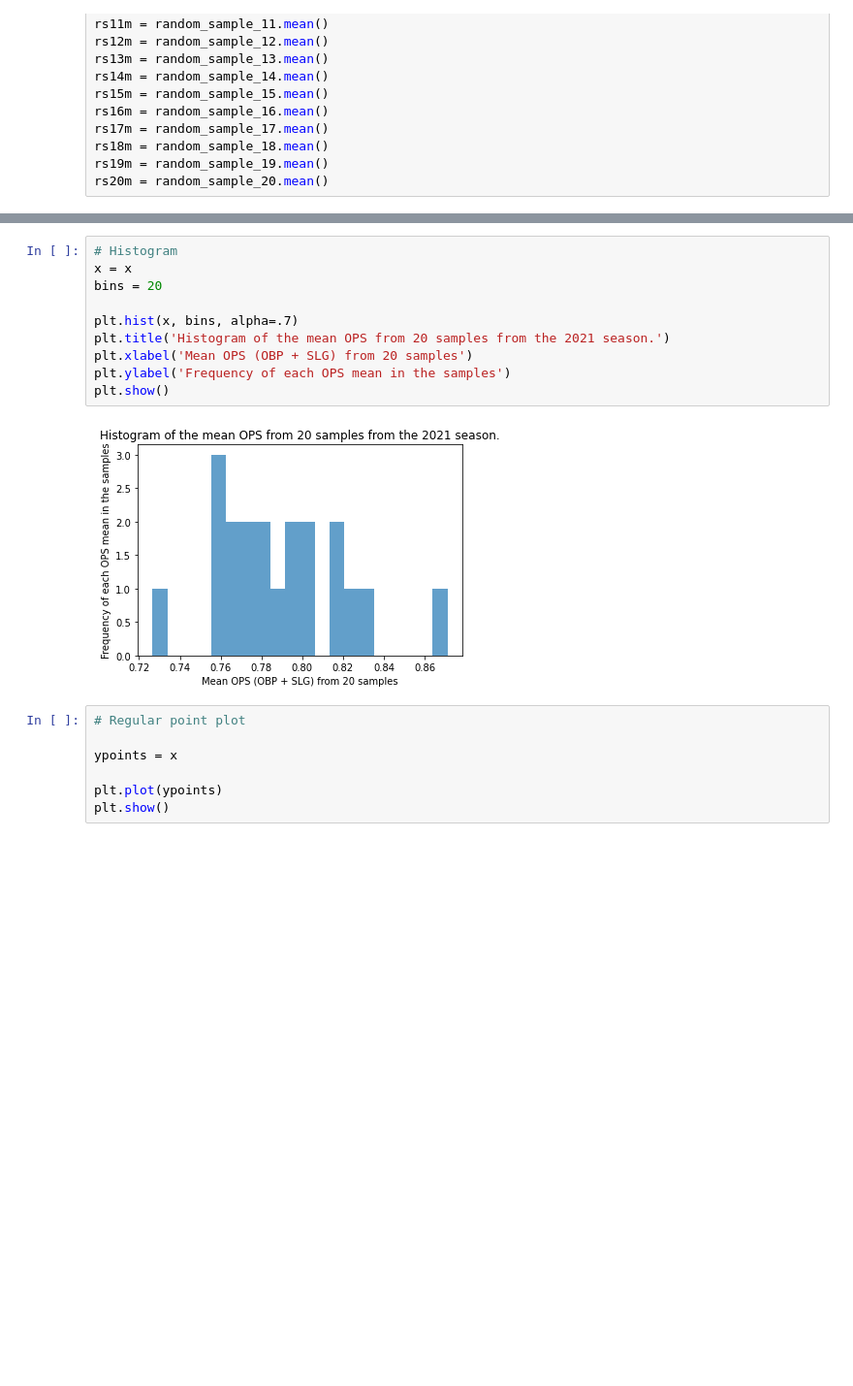
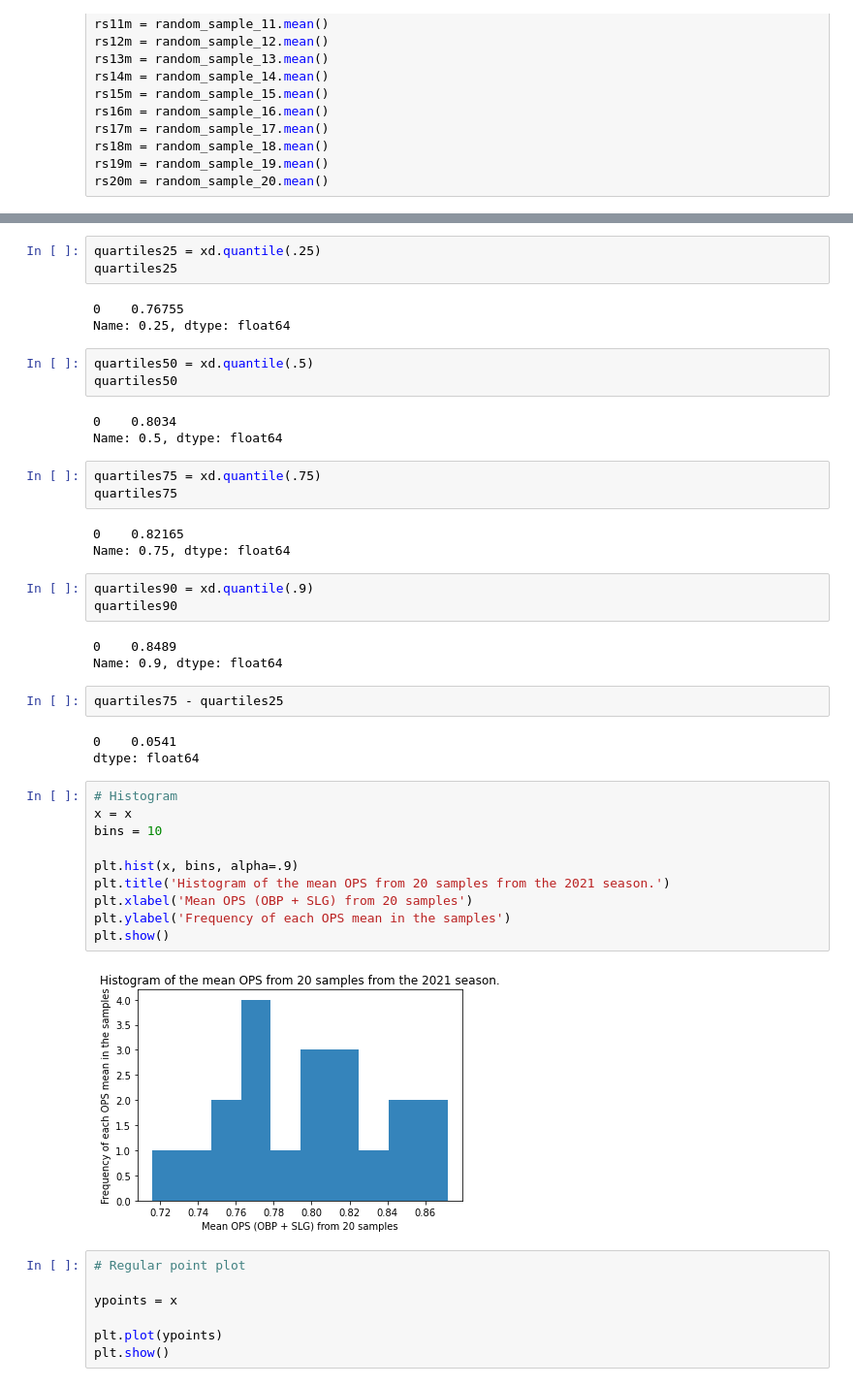
Before and after one commit to Ben-Platt-23/Applied-Statistics-Final-Project, a Jupyter notebook: v1.ipynb, the cells around one changed output, grey strips where cells are left out. Shown: that part at 97% size. Saved outputs shown, nothing was run; the diff lists cells and outputs as text; blank space fills up the shorter version.

```diff
--- a/v1.ipynb
+++ b/v1.ipynb
@@ -75,15 +100,44 @@ print(x)
+# %%
+quartiles25 = xd.quantile(.25)
+quartiles25
+# %% [output]
+0    0.76755
+Name: 0.25, dtype: float64
+# %%
+quartiles50 = xd.quantile(.5)
+quartiles50
+# %% [output]
+0    0.8034
+Name: 0.5, dtype: float64
+# %%
+quartiles75 = xd.quantile(.75)
+quartiles75
+# %% [output]
+0    0.82165
+Name: 0.75, dtype: float64
+# %%
+quartiles90 = xd.quantile(.9)
+quartiles90
+# %% [output]
+0    0.8489
+Name: 0.9, dtype: float64
+# %%
+quartiles75 - quartiles25
+# %% [output]
+0    0.0541
+dtype: float64
 # %%
 # Histogram
 x = x
-bins = 20
+bins = 10
 
-plt.hist(x, bins, alpha=.7)
+plt.hist(x, bins, alpha=.9)
 plt.title('Histogram of the mean OPS from 20 samples from the 2021 season.')
 plt.xlabel('Mean OPS (OBP + SLG) from 20 samples')
 plt.ylabel('Frequency of each OPS mean in the samples')
 plt.show()
 # %% [output]
-[figure, old version]
+[figure, new version]
 # %%
 # Regular point plot
 
```
Also changed, not shown: parts of 10 cells of this notebook, 3 other files.
